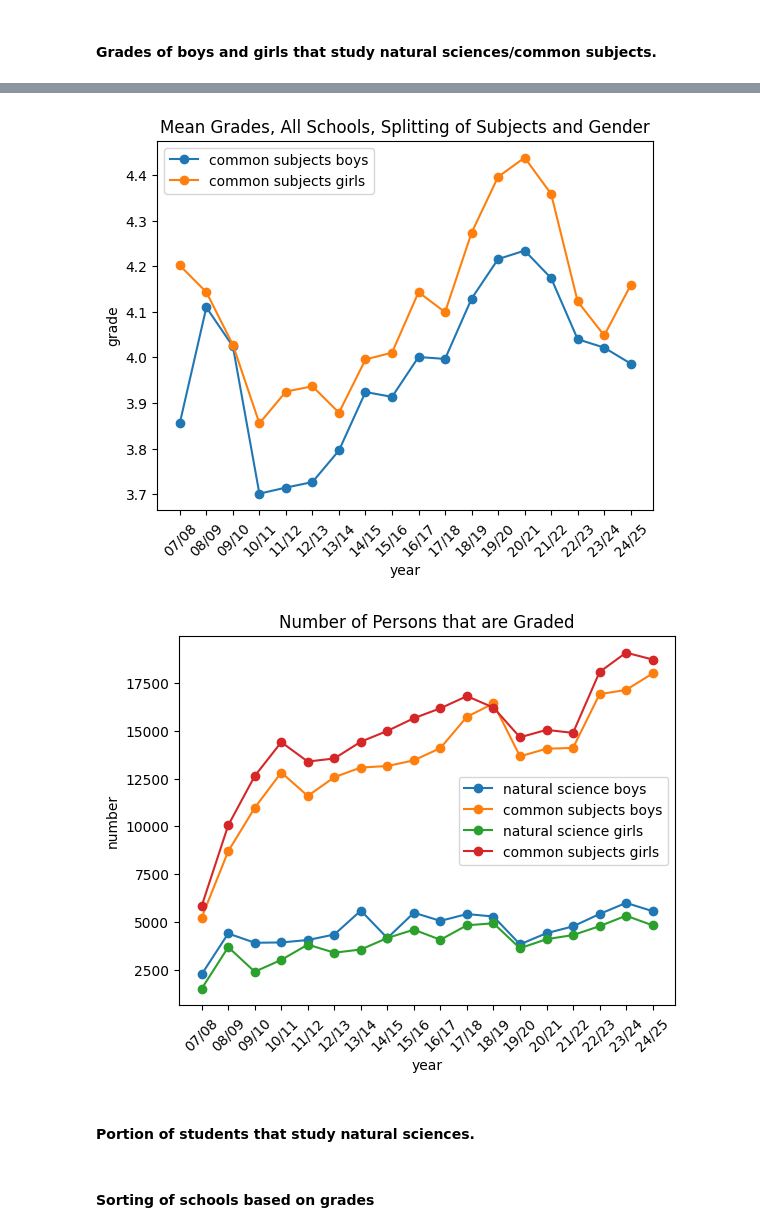
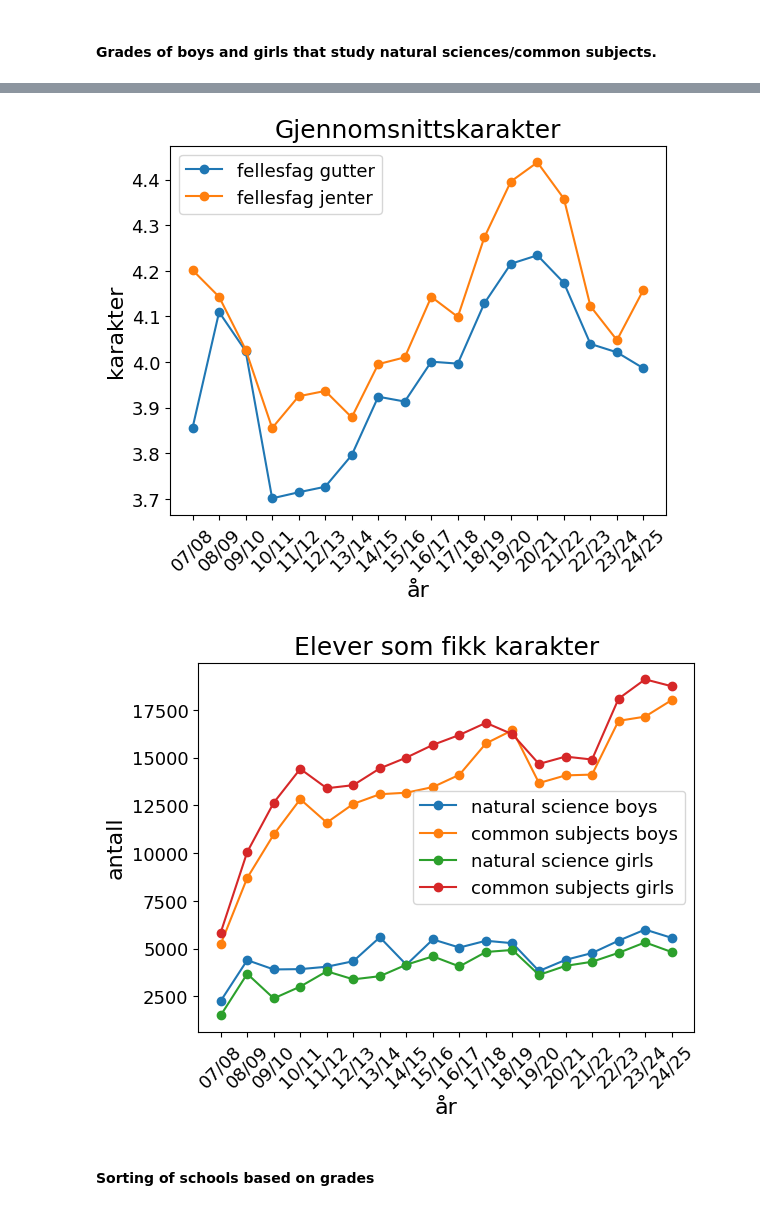
Before and after one commit to kajassandnes/high_school_grades, a Jupyter notebook: analysis_.ipynb, the cells around one changed output, grey strips where cells are left out. Saved outputs shown, nothing was run; the diff lists cells and outputs as text; code cells hidden in the pictures.

```diff
--- a/analysis_.ipynb
+++ b/analysis_.ipynb
@@ -144,3 +146,13 @@ oslo_data = pd.concat([first, rest], axis=1)
+# %%
+plt.rcParams.update({
+    'font.size': 14,
+    'axes.titlesize': 18,
+    'axes.labelsize': 16,
+    'xtick.labelsize': 13,
+    'ytick.labelsize': 13,
+    'legend.fontsize': 13,
+    'figure.titlesize': 20
+})
 # %% [markdown]
 ### Ready to make some plots. This is what I want to plot
 
@@ -417,21 +457,21 @@ for i in range(7, 25):
     sort_cols_all = [c for c in ae_fe_girls if f"200{i}" in c or f"20{i}" in c]
     antall_fe_girls.append(ae_fe_girls[sort_cols_all].sum().sum())
 
-plt.plot(years, realfag_boys, marker="o", label="natural science boys")
-plt.plot(years, realfag_girls, marker="o", label="natural science girls")
-plt.title("Mean Grades, All Schools, Splitting of Subjects and Gender")
-plt.xlabel("year")
-plt.ylabel("grade")
+plt.plot(years, realfag_boys, marker="o", label="realfag gutter")
+plt.plot(years, realfag_girls, marker="o", label="realfag jenter")
+plt.title("Gjennomsnittskarakter")
+plt.xlabel("år")
+plt.ylabel("karakter")
 plt.xticks(rotation=45)
 plt.legend()
 plt.show()
 
-plt.plot(years, fellesfag_boys, marker="o", label="common subjects boys")
-plt.plot(years, fellesfag_girls, marker="o", label="common subjects girls")
+plt.plot(years, fellesfag_boys, marker="o", label="fellesfag gutter")
+plt.plot(years, fellesfag_girls, marker="o", label="fellesfag jenter")
 plt.xticks(rotation=45)
-plt.title("Mean Grades, All Schools, Splitting of Subjects and Gender")
-plt.xlabel("year")
-plt.ylabel("grade")
+plt.title("Gjennomsnittskarakter")
+plt.xlabel("år")
+plt.ylabel("karakter")
 plt.legend()
 plt.show()
 
@@ -440,9 +480,9 @@ plt.plot(years, antall_fe_boys, marker="o", label="common subjects boys")
 plt.plot(years, antall_re_girls, marker="o", label="natural science girls")
 plt.plot(years, antall_fe_girls, marker="o", label="common subjects girls")
 plt.xticks(rotation=45)
-plt.title("Number of Persons that are Graded")
-plt.xlabel("year")
-plt.ylabel("number")
+plt.title("Elever som fikk karakter")
+plt.xlabel("år")
+plt.ylabel("antall")
 plt.legend()
 plt.show()
 # %% [output]
@@ -450,7 +490,5 @@ plt.show()
-[figure, old version]
+[figure, new version]
-[figure, old version]
+[figure, new version]
-# %% [markdown]
-#### Portion of students that study natural sciences.
 # %% [markdown]
 #### Sorting of schools based on grades
 # %%
```
Also changed, not shown: parts of 9 cells of this notebook.
